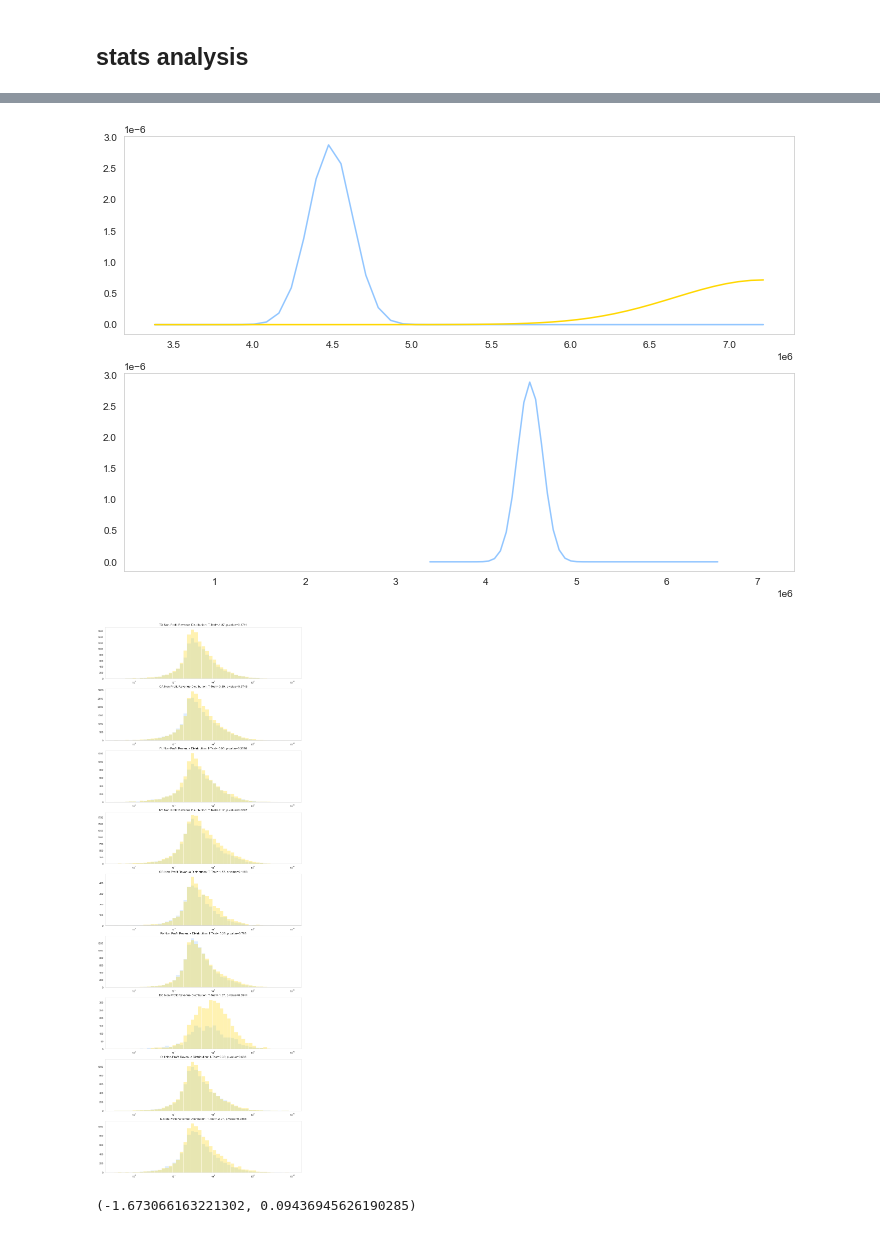
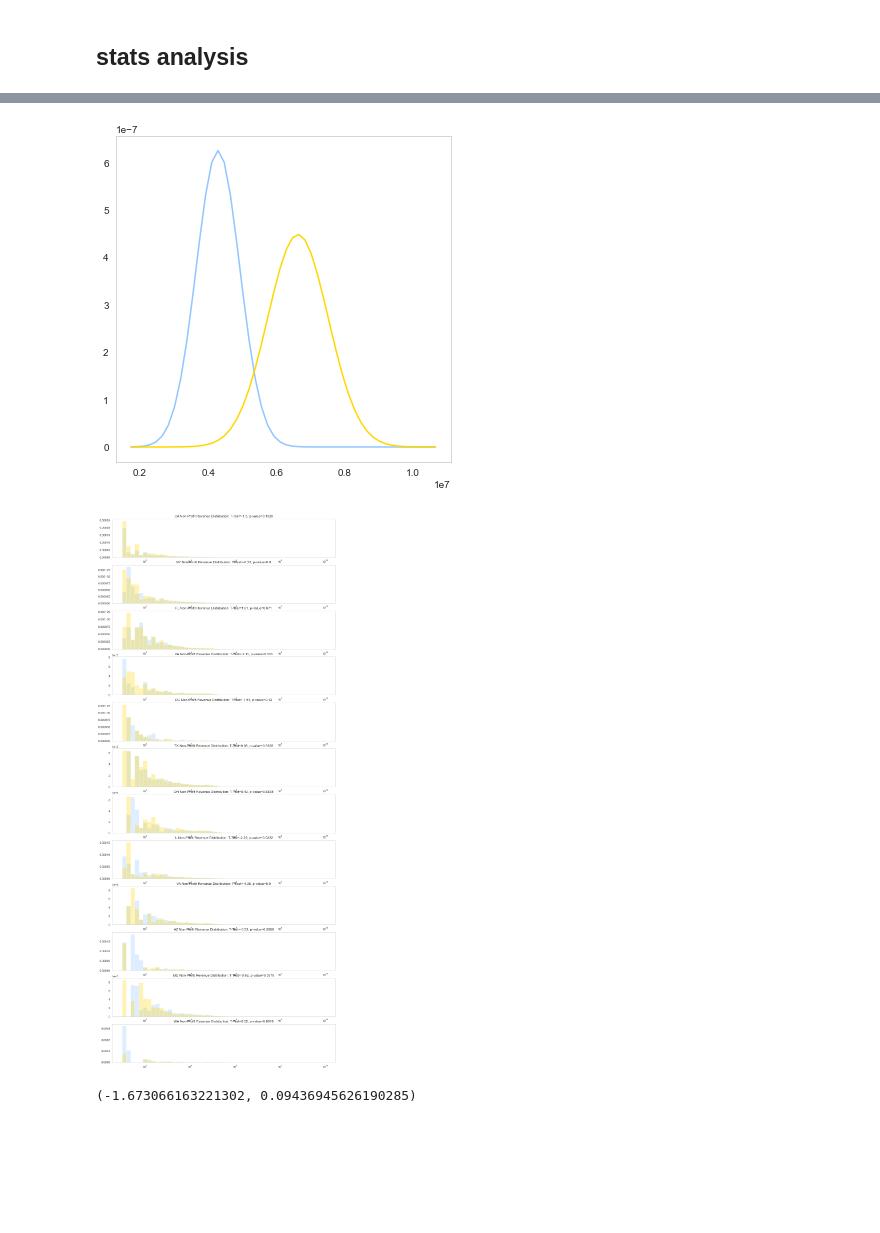
Before and after one commit to lesro/change_unlimited, a Jupyter notebook: notebooks/day3_eda_.ipynb, the cells around one changed output, grey strips where cells are left out. Cells and saved outputs as stored; diff of their text form; code cells hidden in the pictures; blank space fills up the shorter version.

```diff
--- a/notebooks/day3_eda_.ipynb
+++ b/notebooks/day3_eda_.ipynb
@@ -50,0 +22,2 @@ Name: REVENUE_AMT, Length: 1017131, dtype: float64
+# %%
+reduced_df = eda_df[['STATE_x','CITY','FOUNDATION','SUBSECTION','REVENUE_AMT','avg_income','zipcode']]
@@ -416,13 +391,12 @@ sta
 # %%
 # eda_df.info()
 # %%
-a = eda_df[eda_df['avg_income'] < eda_df['avg_income'].mean()]['REVENUE_AMT']
-b = eda_df[eda_df['avg_income'] >= eda_df['avg_income'].mean()]['REVENUE_AMT']
-a2 = a[a>0]
-b2 = b[b>0]
+a = revdf[revdf['avg_income'] < revdf['avg_income'].median()]['REVENUE_AMT']
+b = revdf[revdf['avg_income'] >= revdf['avg_income'].median()]['REVENUE_AMT']
+
 # ttest, pvalue = stats.ttest_ind(a,b)
 
-a2
-ttest, pvalue = stats.ttest_ind(a2,b)
-round(pvalue,4)
+ttest, pvalue = stats.ttest_ind(a,b)
+pvalue
+revdf['avg_income'].median
 # %% [output]
@@ -469,33 +475,25 @@ a2.mean(), b2.mean()
 # %%
 # Plot the distributions of the samples and compare
-a = eda_df[eda_df['avg_income'] < eda_df['avg_income'].mean()]['REVENUE_AMT']
-b = eda_df[eda_df['avg_income'] >= eda_df['avg_income'].mean()]['REVENUE_AMT']
-a2 = a[a>0]
-b2 = b[b>0]
+a = foudf[foudf['avg_income'] < foudf['avg_income'].mean()]['REVENUE_AMT']
+b = foudf[foudf['avg_income'] >= foudf['avg_income'].mean()]['REVENUE_AMT']
 
-min_x = a2.mean() - (a2.std()/(len(a2)**.5)*8)
-max_x = a2.mean() + (a2.std()/(len(a2)**.5)*15)
 
-min_y = b2.mean() - (b2.std()/(len(b2)**5)*8)
-max_y = b2.mean() + (b2.std()/(len(b2)**5)*)
+min_x = a2.mean() - (a2.std()/(len(a2)**.5)*4)
+max_x = a2.mean() + (a2.std()/(len(a2)**.5)*10)
 
-x = np.linspace(min_x,max_x)
-y = np.linspace(min_y,max_y)
+min_y = b2.mean() - (b2.std()/(len(b2)**5)*4)
+max_y = b2.mean() + (b2.std()/(len(b2)**5)*10)
+
+
 z = np.linspace(min(min_x, min_y), max(max_x, max_y))
 
 one = stats.norm(loc=np.mean(a2), scale=np.std(a2)/(len(a2)**.5))
 two = stats.norm(loc=np.mean(b2), scale=np.std(b2)/(len(b2)**.5))
 
-fig, (ax1, ax2) = plt.subplots(2,1, figsize=(12,8))
+fig, ax = plt.subplots(figsize=(6,6))
 
-ax1.plot(z, one.pdf(z))
-ax1.plot(z, two.pdf(z), color='gold')
-
-
-ax2.plot(x, one.pdf(x))
-ax2.plot(y, two.pdf(y),color='gold')
-ax2.set_xlim(5)
-ax1.grid()
-ax2.grid()
+ax.plot(z, one.pdf(z))
+ax.plot(z, two.pdf(z), color='gold')
+ax.grid()
 # %% [output]
-[figure, old version]
+[figure, new version]
@@ -519,31 +500,27 @@ plt.savefig(f'../images/{filename}.png')
 # %%
-fig, axs = plt.subplots(9,, figsize=(14,40))
+fig, axs = plt.subplots(12,1, figsize=(14,35))
 
-test_state_lst = ['TX','CA','FL', 'NY', 'OR','PA','DC', 'OH','IL']
 
 for i, axs in zip(test_state_lst, axs.flatten()):
 
-    state = df[df['STATE_x']==f'{i}']
+    state = foudf[foudf['STATE_x']==f'{i}']
 
     a = state[state['avg_income'] < state['avg_income'].median()]['REVENUE_AMT']
     b = state[state['avg_income'] >= state['avg_income'].median()]['REVENUE_AMT']
 
-    a2 = a[a>0]
-    b2 = b[b>0]
-
-    ttest, pvalue = stats.ttest_ind(a2,b2)
+    ttest, pvalue = stats.ttest_ind(a,b)
 
     x = np.logspace(1,10)
 
-    axs.hist(a2, bins=x, alpha=.3)
-    axs.hist(b2, bins=x, alpha=.3, color='gold')
+    axs.hist(a, bins=x, alpha=.3, density=True)
+    axs.hist(b, bins=x, alpha=.3, color='gold', density=True)
     axs.set_title(f'{i} Non-Profit Revenue Distribution: T-Test={round(ttest,2)}, p-value={round(pvalue,4)}')
     axs.set_xscale('log')
     axs.grid()
 
     fig.tight_layout
 # %% [output]
-[figure, old version]
+[figure, new version]
 # %%
 state = df[df['STATE_x']=='DC']
 
```
Also changed, not shown: parts of 45 cells of this notebook, 22 other files.
